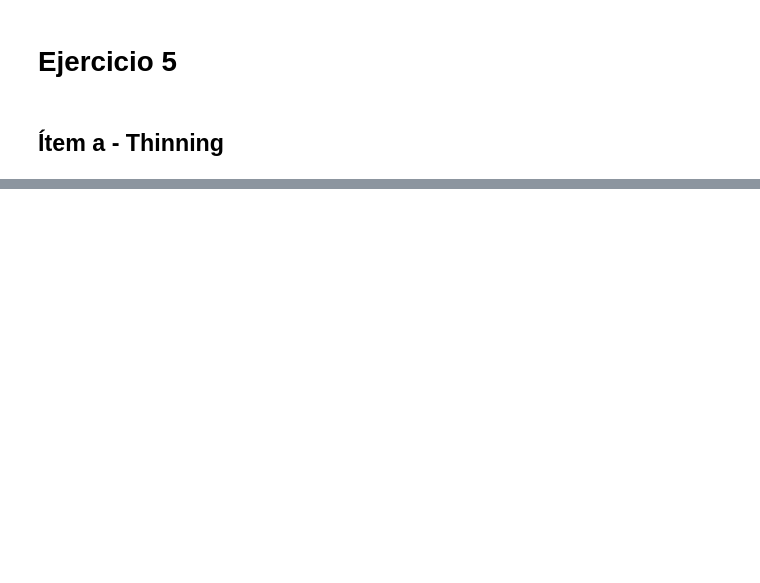
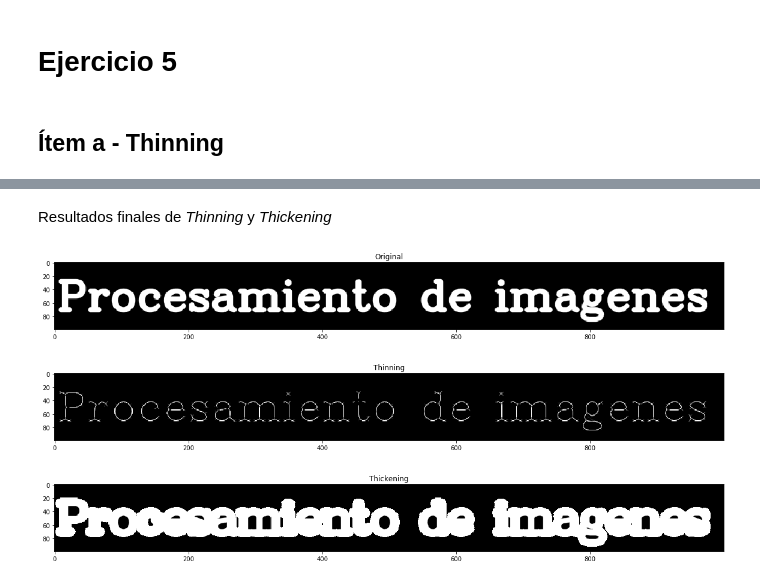
Before and after one commit to asp-image-dsp/image-processing-tp07, a Jupyter notebook: notebooks/ex5.ipynb, the cells around one changed output, grey strips where cells are left out. Drawn from its saved outputs; the diff is of its cells as text; code cells hidden in the pictures; blank space fills up the shorter version.

```diff
--- a/notebooks/ex5.ipynb
+++ b/notebooks/ex5.ipynb
@@ -19,0 +69,7 @@ Luego este mismo kernel se lo rota 90 grados tres veces para obtener cuatro kern
+# %%
+thick = img.copy()
+cnts = cv2.findContours(thick, cv2.RETR_EXTERNAL, cv2.CHAIN_APPROX_SIMPLE)
+cnts = cnts[0] if len(cnts) == 2 else cnts[1]
+
+for c in cnts:
+    cv2.drawContours(thick, [c], -1, (255, 255, 255), thickness=8)
@@ -19,0 +83,21 @@ Luego este mismo kernel se lo rota 90 grados tres veces para obtener cuatro kern
+# %% [markdown]
+Resultados finales de *Thinning* y *Thickening*
+# %%
+fig = plt.figure(figsize=(20, 20))
+plt.imshow(img, cmap='gray')
+plt.title('Original')
+plt.show()
+
+fig = plt.figure(figsize=(20, 20))
+plt.imshow(thin, cmap='gray')
+plt.title('Thinning')
+plt.show()
+
+fig = plt.figure(figsize=(20, 20))
+plt.imshow(thick, cmap='gray')
+plt.title('Thickening')
+plt.show()
+# %% [output]
+[figure, added]
+[figure, added]
+[figure, added]
```
Also changed, not shown: parts of 18 cells of this notebook.
